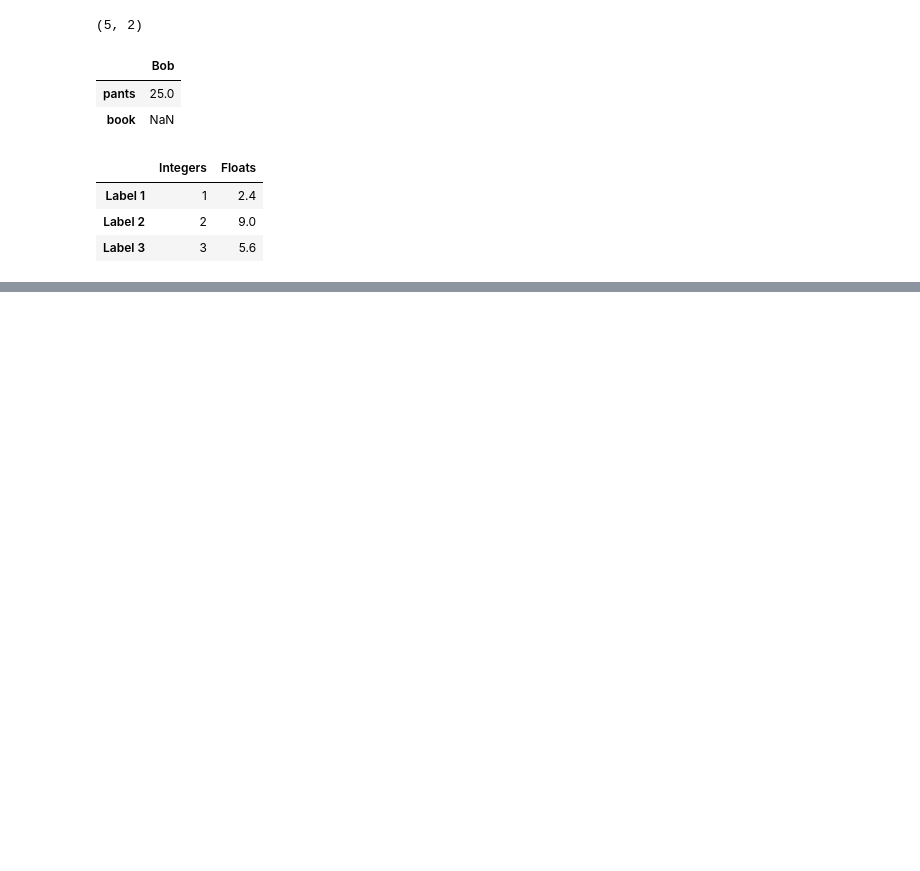
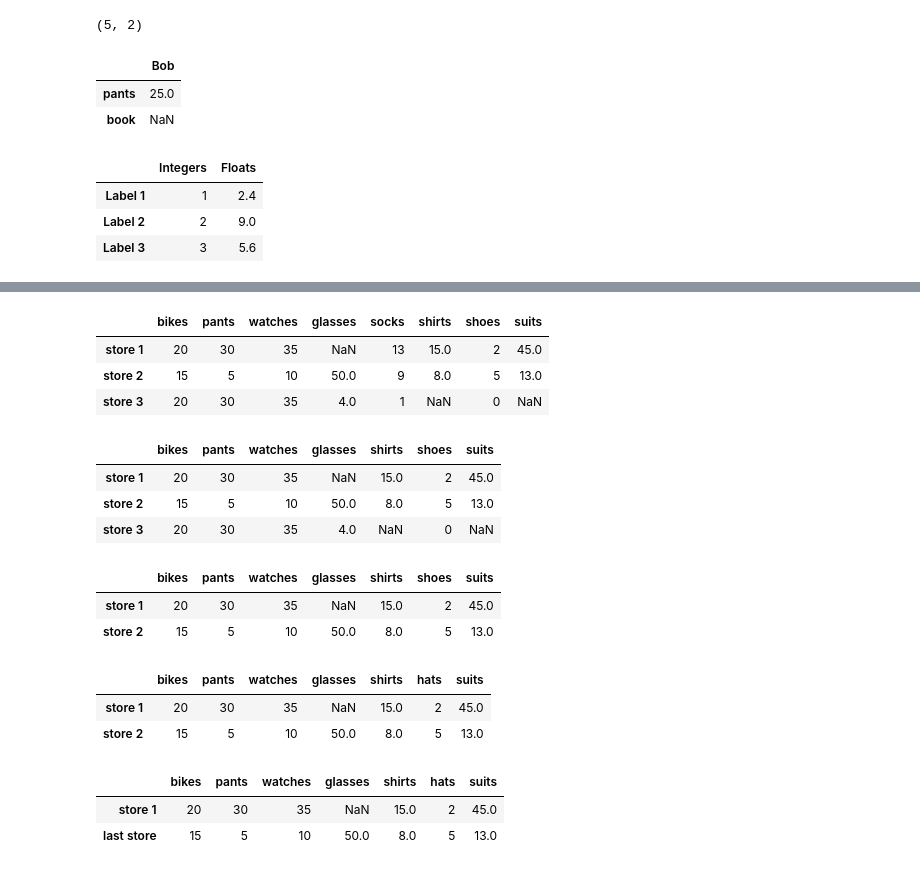
Before and after one commit to FonsahPageo/Python101, a Jupyter notebook: Pandas.ipynb, the cells around one changed output, grey strips where cells are left out. Drawn from its saved outputs; the diff is of its cells as text; code cells hidden in the pictures; blank space fills up the shorter version.

```diff
--- a/Pandas.ipynb
+++ b/Pandas.ipynb
@@ -219,0 +320,38 @@ df
+# %%
+store_items.pop('new_watches')
+store_items
+# %% [output]
+|  | bikes | pants | watches | glasses | socks | shirts | shoes | suits |
+| store 1 | 20 | 30 | 35 | NaN | 13 | 15.0 | 2 | 45.0 |
+| store 2 | 15 | 5 | 10 | 50.0 | 9 | 8.0 | 5 | 13.0 |
+| store 3 | 20 | 30 | 35 | 4.0 | 1 | NaN | 0 | NaN |
+# %%
+store_items = store_items.drop(['socks'], axis = 1)
+store_items
+# %% [output]
+|  | bikes | pants | watches | glasses | shirts | shoes | suits |
+| store 1 | 20 | 30 | 35 | NaN | 15.0 | 2 | 45.0 |
+| store 2 | 15 | 5 | 10 | 50.0 | 8.0 | 5 | 13.0 |
+| store 3 | 20 | 30 | 35 | 4.0 | NaN | 0 | NaN |
+# %%
+store_items = store_items.drop(['store 3'], axis = 0)
+store_items
+# %% [output]
+|  | bikes | pants | watches | glasses | shirts | shoes | suits |
+| store 1 | 20 | 30 | 35 | NaN | 15.0 | 2 | 45.0 |
+| store 2 | 15 | 5 | 10 | 50.0 | 8.0 | 5 | 13.0 |
+# %%
+# to rename a datafram row/column, use a dict with key as old name, value as new name
+store_items = store_items.rename(columns = {'shoes': 'hats'})
+store_items
+# %% [output]
+|  | bikes | pants | watches | glasses | shirts | hats | suits |
+| store 1 | 20 | 30 | 35 | NaN | 15.0 | 2 | 45.0 |
+| store 2 | 15 | 5 | 10 | 50.0 | 8.0 | 5 | 13.0 |
+# %%
+store_items = store_items.rename(index = {'store 2': 'last store'})
+store_items
+# %% [output]
+|  | bikes | pants | watches | glasses | shirts | hats | suits |
+| store 1 | 20 | 30 | 35 | NaN | 15.0 | 2 | 45.0 |
+| last store | 15 | 5 | 10 | 50.0 | 8.0 | 5 | 13.0 |
```
Also changed, not shown: parts of 17 cells of this notebook.
